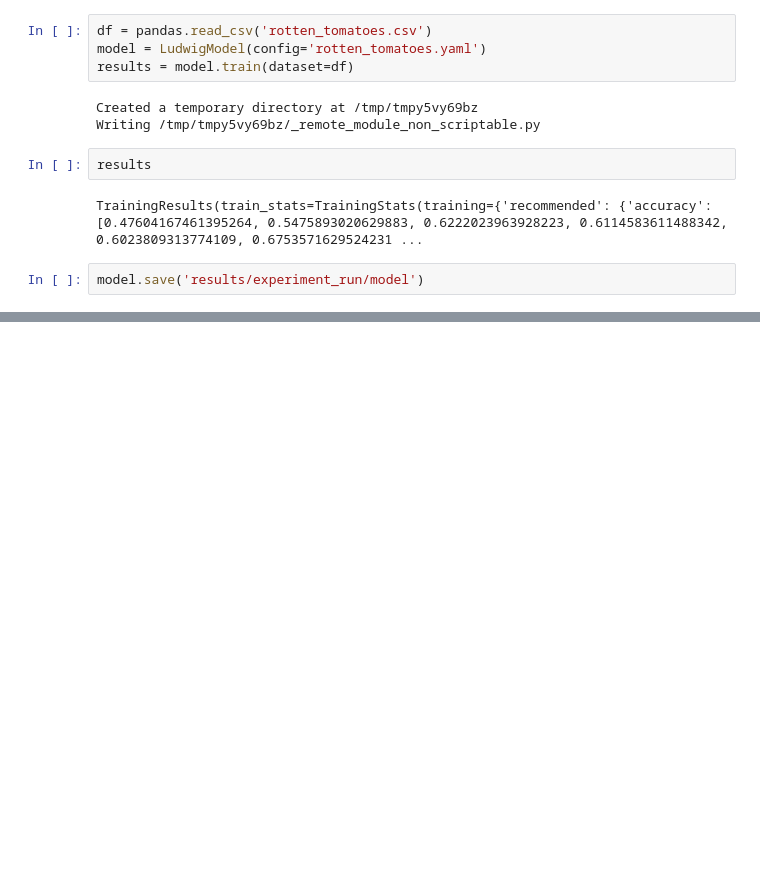
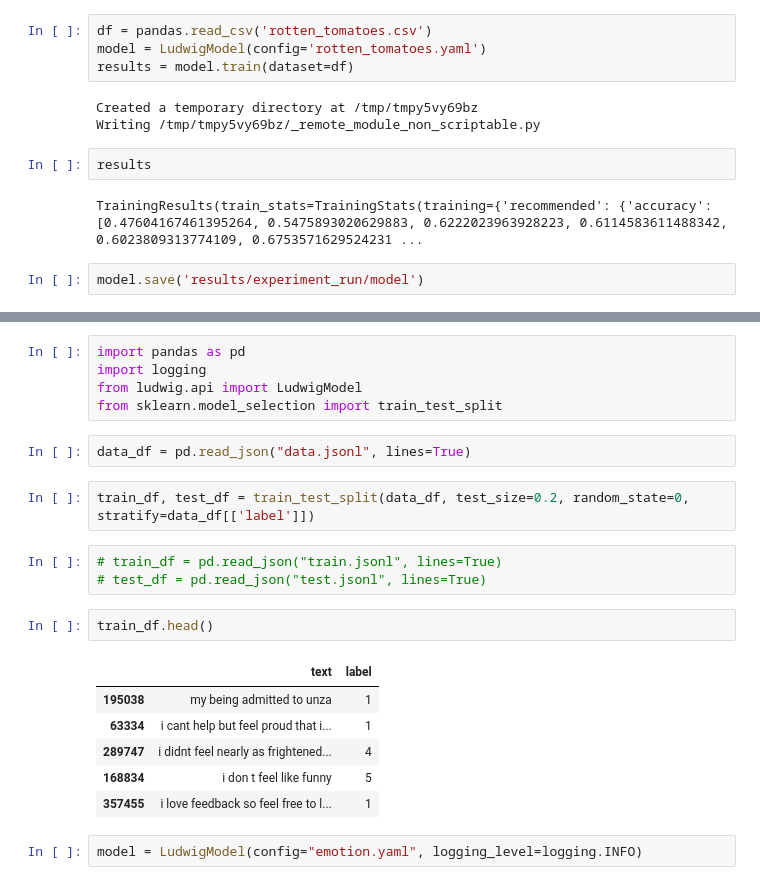
Before and after one commit to guptashrey/AutoML-with-Ludwig, a Jupyter notebook: ludwig_tutorial.ipynb, the cells around one changed output, grey strips where cells are left out. Cells and saved outputs as stored; diff of their text form; blank space fills up the shorter version.

```diff
--- a/ludwig_tutorial.ipynb
+++ b/ludwig_tutorial.ipynb
@@ -26,3 +26,26 @@ predictions.head()
 | 2 | [0.022259831428527832, 0.97774016... | True | 0.022260 | 0.977740 | ... |
 | 3 | [0.020328819751739502, 0.97967118... | True | 0.020329 | 0.979671 | ... |
 | 4 | [0.8697960078716278, 0.1302039921... | False | 0.869796 | 0.130204 | ... |
+# %%
+import pandas as pd
+import logging
+from ludwig.api import LudwigModel
+from sklearn.model_selection import train_test_split
+# %%
+data_df = pd.read_json("data.jsonl", lines=True)
+# %%
+train_df, test_df = train_test_split(data_df, test_size=0.2, random_state=0, stratify=data_df[['label']])
+# %%
+# train_df = pd.read_json("train.jsonl", lines=True)
+# test_df = pd.read_json("test.jsonl", lines=True)
+# %%
+train_df.head()
+# %% [output]
+|  | text | label |
+| 195038 | my being admitted to unza | 1 |
+| 63334 | i cant help but feel proud that i... | 1 |
+| 289747 | i didnt feel nearly as frightened... | 4 |
+| 168834 | i don t feel like funny | 5 |
+| 357455 | i love feedback so feel free to l... | 1 |
+# %%
+model = LudwigModel(config="emotion.yaml", logging_level=logging.INFO)
```
Also changed, not shown: parts of 4 cells of this notebook, 5 other files.
